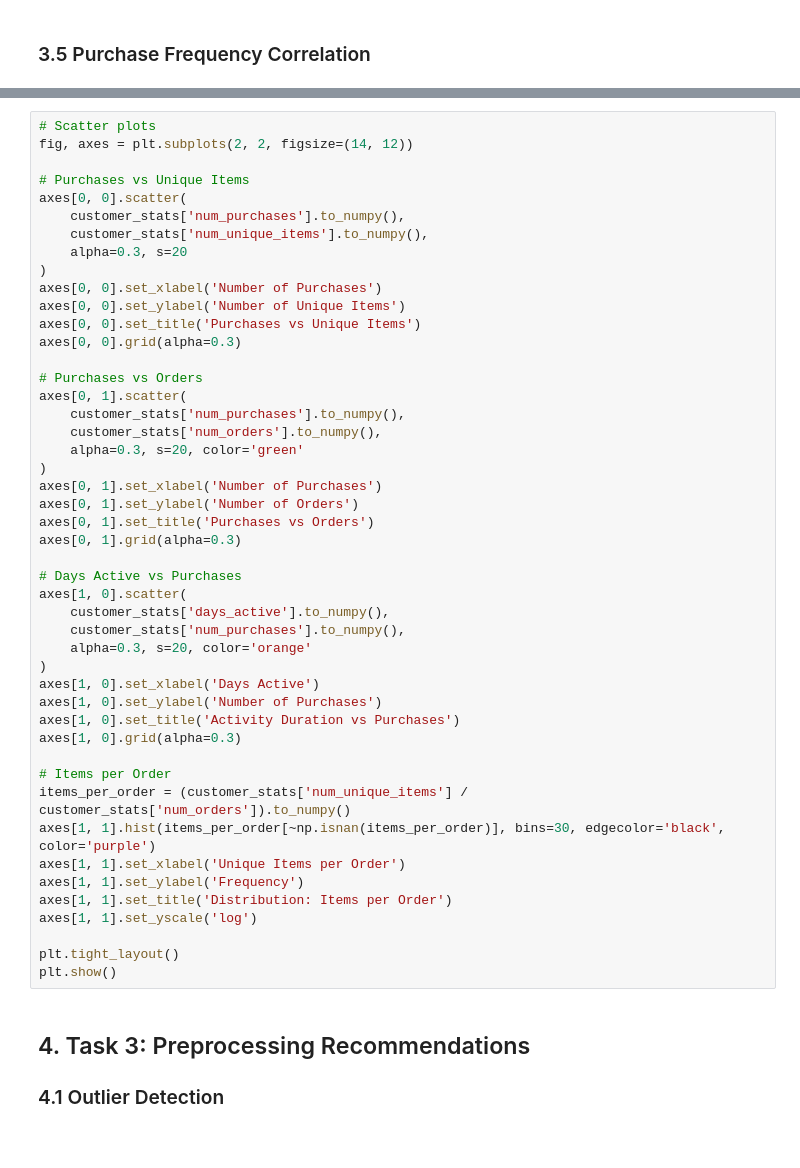
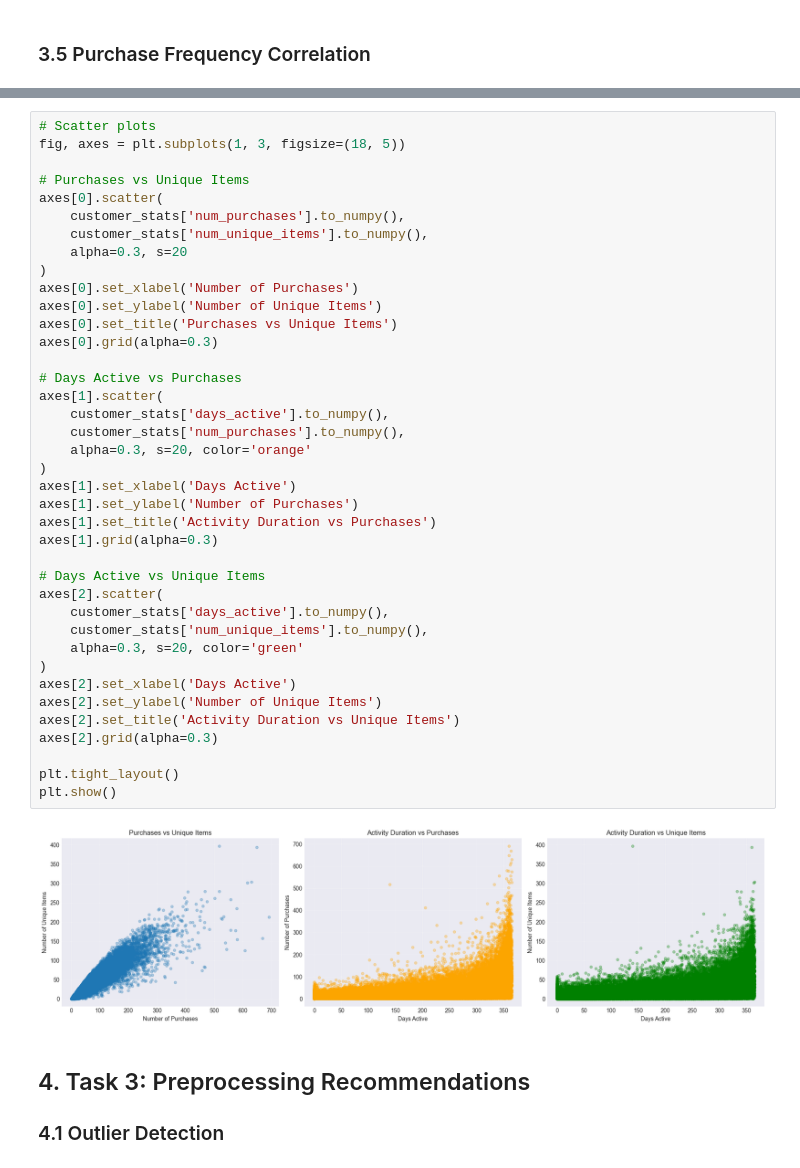
Before and after one commit to TaTanh/CS116, a Jupyter notebook: notebooks/eda_analysis.ipynb, the cells around one changed output, grey strips where cells are left out. Saved outputs shown, nothing was run; the diff lists cells and outputs as text.

```diff
--- a/notebooks/eda_analysis.ipynb
+++ b/notebooks/eda_analysis.ipynb
@@ -463,50 +729,44 @@ print(corr_matrix)
 # %%
 # Scatter plots
-fig, axes = plt.subplots(2, 2, figsize=(14, 12))
+fig, axes = plt.subplots(1, 3, figsize=(18, 5))
 
 # Purchases vs Unique Items
-axes[0, 0].scatter(
+axes[0].scatter(
     customer_stats['num_purchases'].to_numpy(),
     customer_stats['num_unique_items'].to_numpy(),
     alpha=0.3, s=20
 )
-axes[0, 0].set_xlabel('Number of Purchases')
-axes[0, 0].set_ylabel('Number of Unique Items')
-axes[0, 0].set_title('Purchases vs Unique Items')
-axes[0, 0].grid(alpha=0.3)
-
-# Purchases vs Orders
-axes[0, 1].scatter(
-    customer_stats['num_purchases'].to_numpy(),
-    customer_stats['num_orders'].to_numpy(),
-    alpha=0.3, s=20, color='green'
-)
-axes[0, 1].set_xlabel('Number of Purchases')
-axes[0, 1].set_ylabel('Number of Orders')
-axes[0, 1].set_title('Purchases vs Orders')
-axes[0, 1].grid(alpha=0.3)
+axes[0].set_xlabel('Number of Purchases')
+axes[0].set_ylabel('Number of Unique Items')
+axes[0].set_title('Purchases vs Unique Items')
+axes[0].grid(alpha=0.3)
 
 # Days Active vs Purchases
-axes[1, 0].scatter(
+axes[1].scatter(
     customer_stats['days_active'].to_numpy(),
     customer_stats['num_purchases'].to_numpy(),
     alpha=0.3, s=20, color='orange'
 )
-axes[1, 0].set_xlabel('Days Active')
-axes[1, 0].set_ylabel('Number of Purchases')
-axes[1, 0].set_title('Activity Duration vs Purchases')
-axes[1, 0].grid(alpha=0.3)
+axes[1].set_xlabel('Days Active')
+axes[1].set_ylabel('Number of Purchases')
+axes[1].set_title('Activity Duration vs Purchases')
+axes[1].grid(alpha=0.3)
 
-# Items per Order
-items_per_order = (customer_stats['num_unique_items'] / customer_stats['num_orders']).to_numpy()
-axes[1, 1].hist(items_per_order[~np.isnan(items_per_order)], bins=30, edgecolor='black', color='purple')
-axes[1, 1].set_xlabel('Unique Items per Order')
-axes[1, 1].set_ylabel('Frequency')
-axes[1, 1].set_title('Distribution: Items per Order')
-axes[1, 1].set_yscale('log')
+# Days Active vs Unique Items
+axes[2].scatter(
+    customer_stats['days_active'].to_numpy(),
+    customer_stats['num_unique_items'].to_numpy(),
+    alpha=0.3, s=20, color='green'
+)
+axes[2].set_xlabel('Days Active')
+axes[2].set_ylabel('Number of Unique Items')
+axes[2].set_title('Activity Duration vs Unique Items')
+axes[2].grid(alpha=0.3)
 
 plt.tight_layout()
 plt.show()
+# %% [output]
+[figure, added]
 # %% [markdown]
 ## 4. Task 3: Preprocessing Recommendations
 
```
Also changed, not shown: parts of 29 cells of this notebook, 4 other files.
